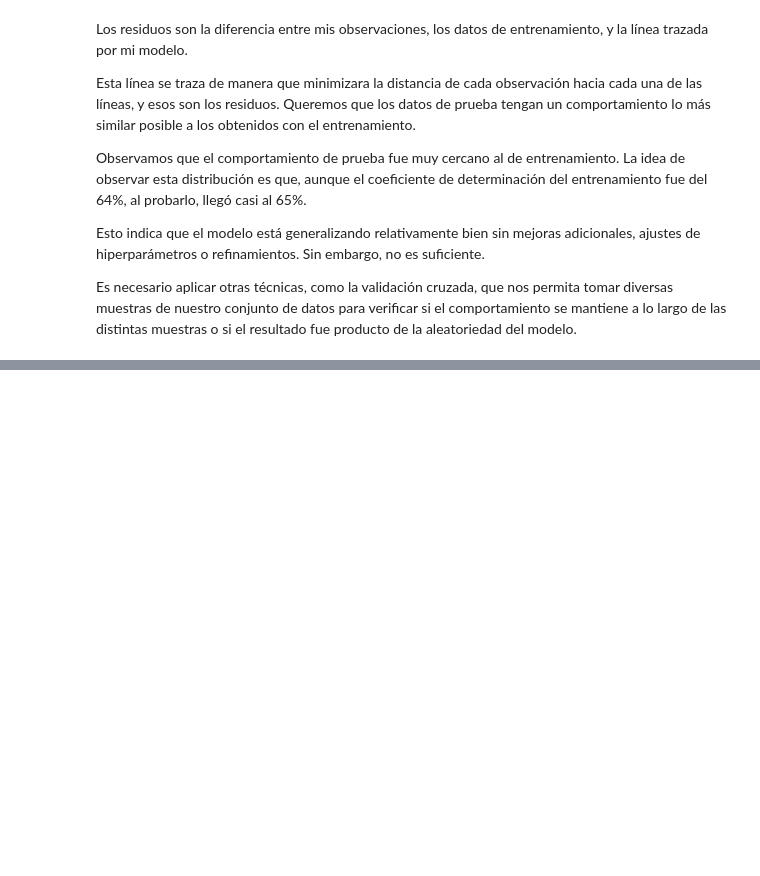
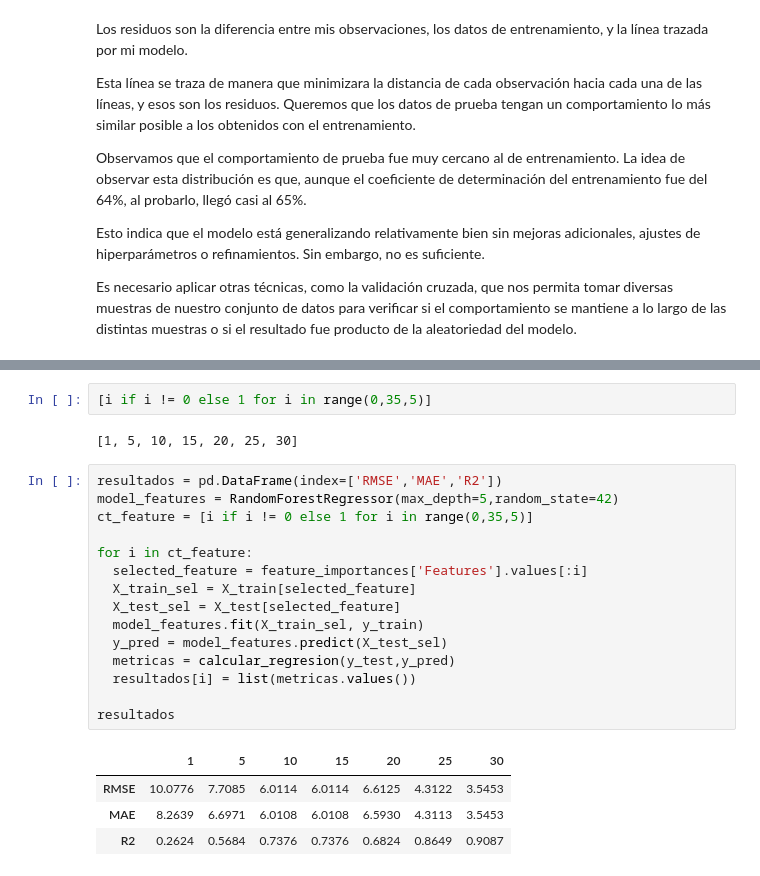
Before and after one commit to evs-11/IA-aumentada-prevision-de-atrasos-de-vuelos, a Jupyter notebook: optimización_aeroportuaria_Untitled5.ipynb, the cells around one changed output, grey strips where cells are left out. Cells and saved outputs as stored; diff of their text form; blank space fills up the shorter version.

```diff
--- a/optimización_aeroportuaria_Untitled5.ipynb
+++ b/optimización_aeroportuaria_Untitled5.ipynb
@@ -788,0 +935,24 @@ Esto indica que el modelo está generalizando relativamente bien sin mejoras adi
+# %%
+[i if i != 0 else 1 for i in range(0,35,5)]
+# %% [output]
+[1, 5, 10, 15, 20, 25, 30]
+# %%
+resultados = pd.DataFrame(index=['RMSE','MAE','R2'])
+model_features = RandomForestRegressor(max_depth=5,random_state=42)
+ct_feature = [i if i != 0 else 1 for i in range(0,35,5)]
+
+for i in ct_feature:
+  selected_feature = feature_importances['Features'].values[:i]
+  X_train_sel = X_train[selected_feature]
+  X_test_sel = X_test[selected_feature]
+  model_features.fit(X_train_sel, y_train)
+  y_pred = model_features.predict(X_test_sel)
+  metricas = calcular_regresion(y_test,y_pred)
+  resultados[i] = list(metricas.values())
+
+resultados
+# %% [output]
+|  | 1 | 5 | 10 | 15 | 20 | 25 | 30 |
+| RMSE | 10.0776 | 7.7085 | 6.0114 | 6.0114 | 6.6125 | 4.3122 | 3.5453 |
+| MAE | 8.2639 | 6.6971 | 6.0108 | 6.0108 | 6.5930 | 4.3113 | 3.5453 |
+| R2 | 0.2624 | 0.5684 | 0.7376 | 0.7376 | 0.6824 | 0.8649 | 0.9087 |
```
Also changed, not shown: parts of 47 cells of this notebook.
